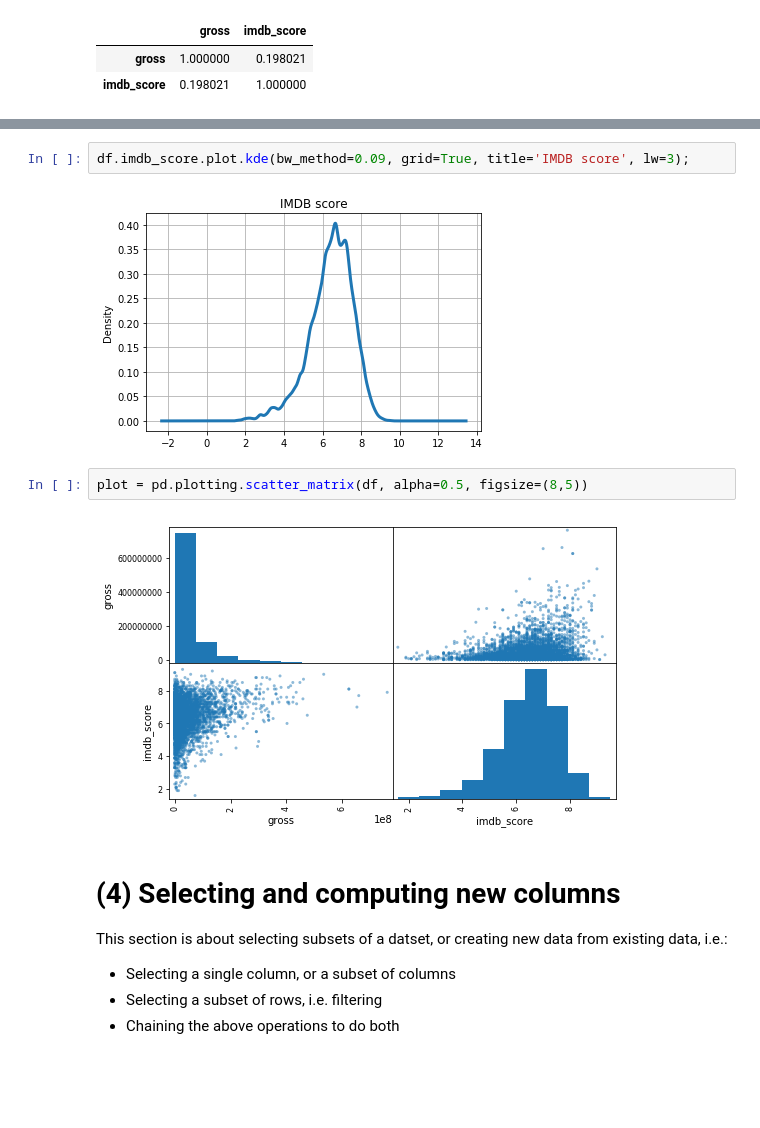
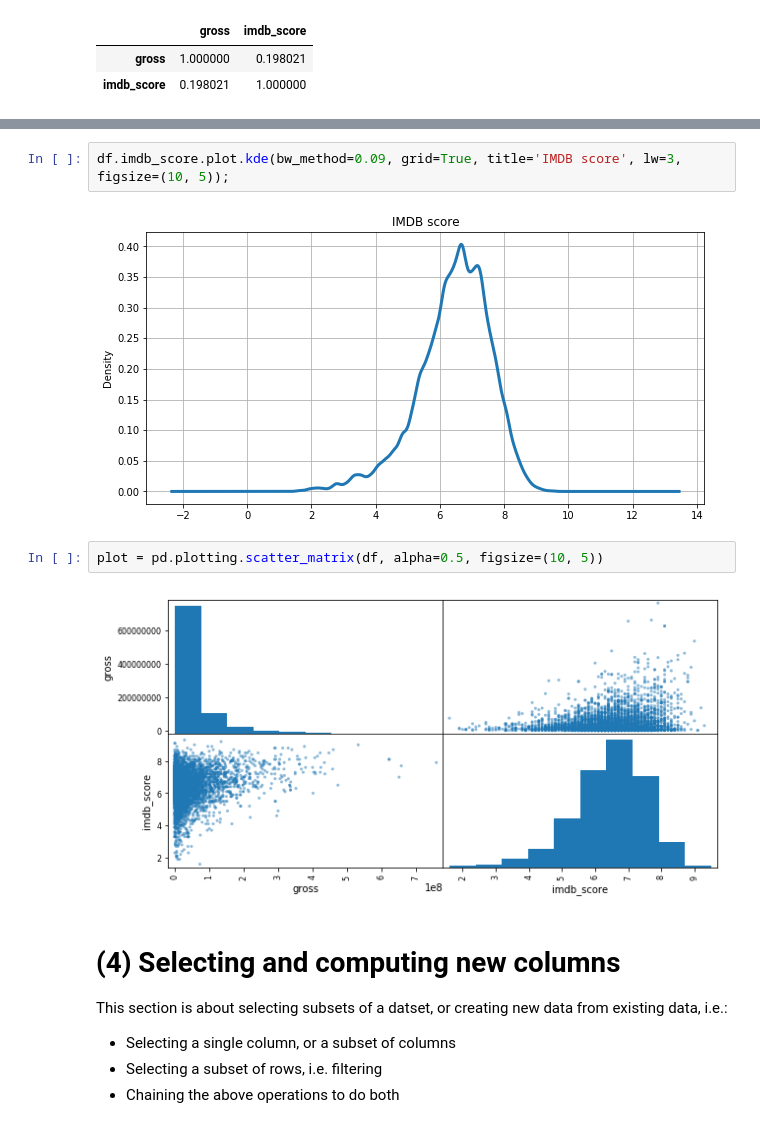
Before and after one commit to LowellWinston/awesome-pandas, a Jupyter notebook: tutorial/Tutorial.ipynb, the cells around one changed output, grey strips where cells are left out. Drawn from its saved outputs; the diff is of its cells as text; blank space fills up the shorter version.

```diff
--- a/tutorial/Tutorial.ipynb
+++ b/tutorial/Tutorial.ipynb
@@ -377,11 +429,11 @@ df.corr(method='pearson')
 # %%
-df.imdb_score.plot.kde(bw_method=0.09, grid=True, title='IMDB score', lw=3);
+df.imdb_score.plot.kde(bw_method=0.09, grid=True, title='IMDB score', lw=3, figsize=(10, 5));
 # %% [output]
-[figure, old version]
+[figure, new version]
 # %%
-plot = pd.plotting.scatter_matrix(df, alpha=0.5, figsize=(8,5))
+plot = pd.plotting.scatter_matrix(df, alpha=0.5, figsize=(10, 5))
 # %% [output]
-[figure, old version]
+[figure, new version]
 # %% [markdown]
 # (4) Selecting and computing new columns
 
```
Also changed, not shown: parts of 104 cells of this notebook, 1 other file.
